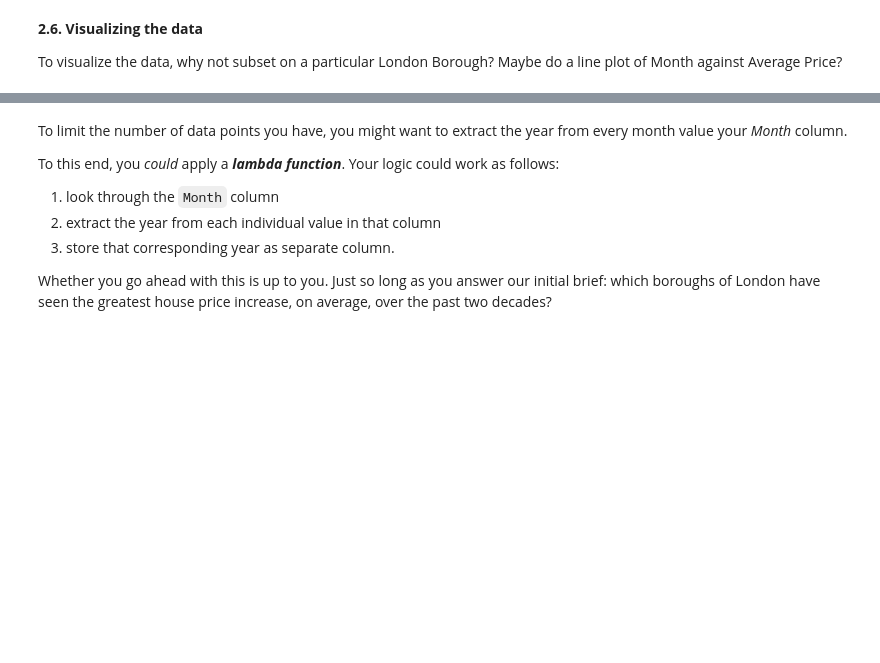
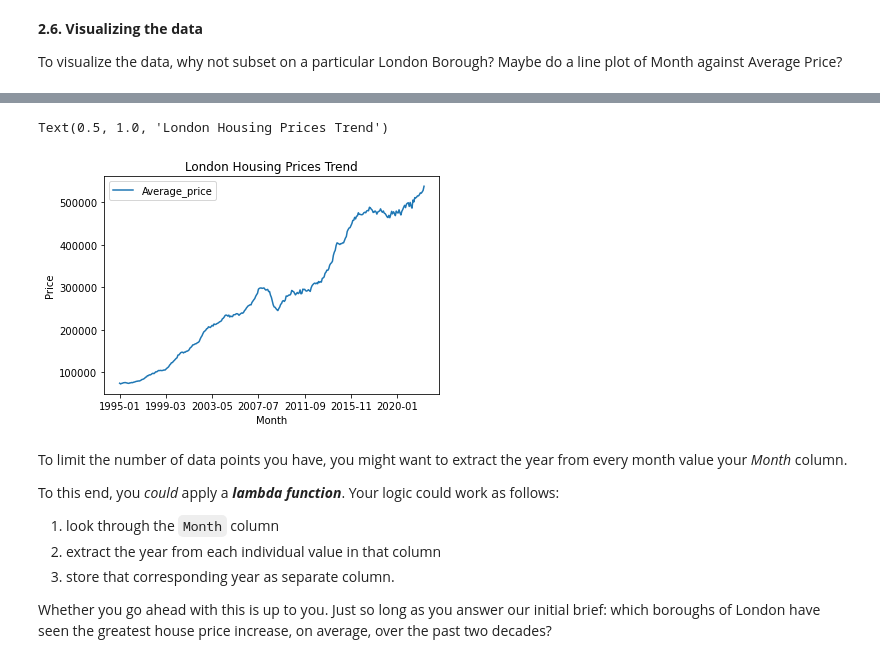
Before and after one commit to isXiaoyuHu/springboard, a Jupyter notebook: Unit4ChallengeTier3.ipynb, the cells around one changed output, grey strips where cells are left out. Cells and saved outputs as stored; diff of their text form; code cells hidden in the pictures; blank space fills up the shorter version.

```diff
--- a/Unit4ChallengeTier3.ipynb
+++ b/Unit4ChallengeTier3.ipynb
@@ -320,9 +320,9 @@ properties[properties['London_Borough'].isin(London_Borough16)]
 #To answer: Any other interesting trends?
 q2= properties[properties['London_Borough'].isin(London_Borough16)]
 q2= q2[q2['Average_price'].notna()]
-q2= q2.groupby('London_Borough').mean()
-q2=q2.sort_values('Average_price',ascending= False)
-q2.head()
+q3= q2.groupby('London_Borough').mean()
+q3=q3.sort_values('Average_price',ascending= False)
+q3.head()
 # %% [output]
 |  | Average_price |
 | London_Borough |  |
@@ -379,3 +380,11 @@ Text(0, 0.5, 'Price')
+# %%
+London_prices = q2[q2['London_Borough'] == 'LONDON']
+london_plot = London_prices.plot(kind='line',x= 'Month', y='Average_price')
+london_plot.set_ylabel('Price')
+plt.title('London Housing Prices Trend')
+# %% [output]
+Text(0.5, 1.0, 'London Housing Prices Trend')
+[figure, added]
 # %% [markdown]
 To limit the number of data points you have, you might want to extract the year from every month value your *Month* column.
 
```
Also changed, not shown: parts of 2 cells of this notebook.
